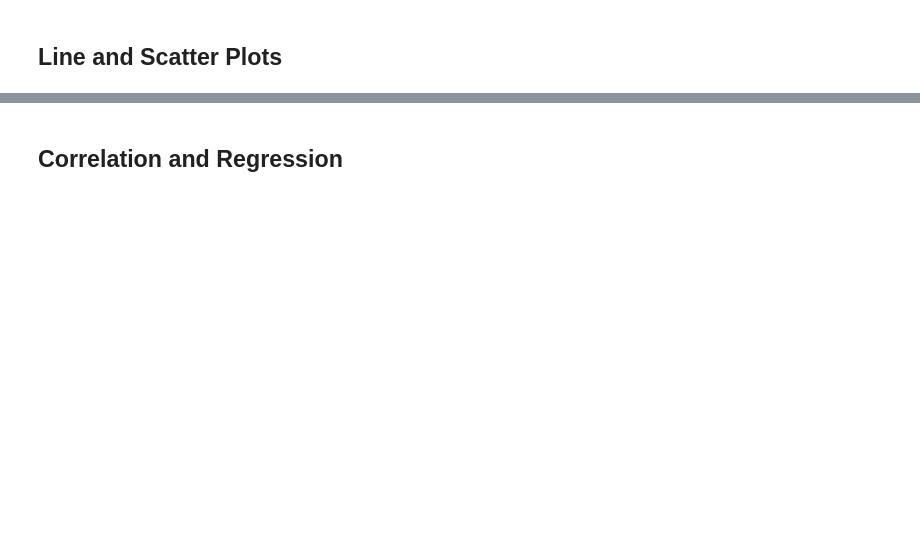
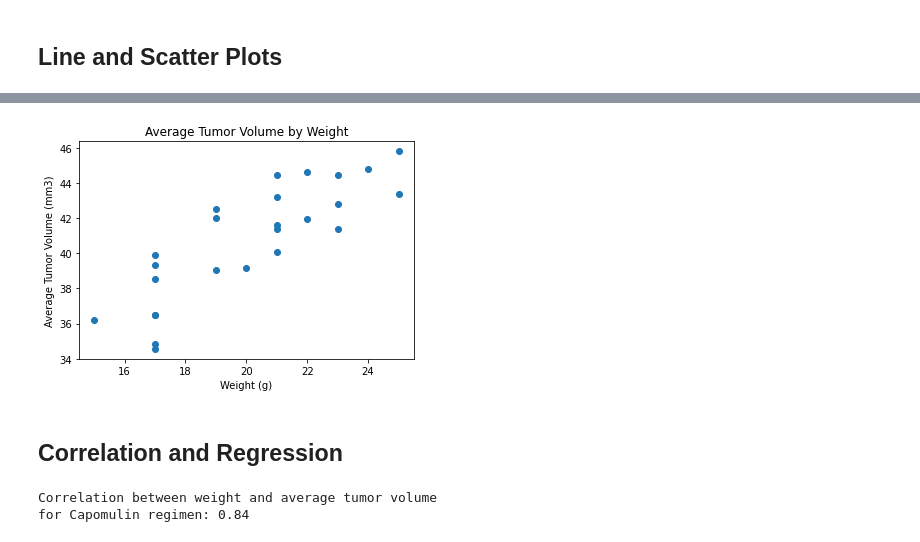
Before and after one commit to tonju27/Matplotlib-Challenge, a Jupyter notebook: Pymaceuticals/pymaceuticals_starter.ipynb, the cells around one changed output, grey strips where cells are left out. Saved outputs shown, nothing was run; the diff lists cells and outputs as text; code cells hidden in the pictures; blank space fills up the shorter version.

```diff
--- a/Pymaceuticals/pymaceuticals_starter.ipynb
+++ b/Pymaceuticals/pymaceuticals_starter.ipynb
@@ -280,5 +312,37 @@ Number of Ceftamin outliers: 0
+# %%
+# Generate a scatter plot of average tumor volume vs. mouse weight for the Capomulin regimen
+
+avg_tumor_vol_df = pd.DataFrame(capomulin_df.groupby("Mouse ID")["Tumor Volume (mm3)"].mean().sort_values()).reset_index().rename(columns={"Tumor Volume (mm3)": "avg_tumor_vol"})
+
+
+avg_tumor_vol_df = pd.merge(capomulin_df, avg_vol_df, on="Mouse ID")
+nodupl_avg_tumor_vol_df = avg_vol_df[["Weight (g)", "avg_tumor_vol"]].drop_duplicates()
+nodupl_avg_tumor_vol_df
+
+x = nodupl_avg_tumor_vol_df["Weight (g)"]
+y = nodupl_avg_tumor_vol_df["avg_tumor_vol"]
+
+plt.scatter(x, y)
+
+# labels and title
+plt.xlabel("Weight (g)")
+plt.ylabel("Average Tumor Volume (mm3)")
+plt.title("Average Tumor Volume by Weight")
+
+plt.show()
+# %% [output]
+[figure, added]
 # %% [markdown]
 ## Correlation and Regression
 # %%
 # Calculate the correlation coefficient and linear regression model
 # for mouse weight and average tumor volume for the Capomulin regimen
+
+# syntax adopted from https://www.w3schools.com/datascience/ds_stat_correlation.asp
+
+correlation = st.pearsonr(x,y)
+print(f"""Correlation between weight and average tumor volume
+for Capomulin regimen: {round(correlation[0],2)}""")
+# %% [output]
+Correlation between weight and average tumor volume
+for Capomulin regimen: 0.84
```
Also changed, not shown: parts of 7 cells of this notebook.
